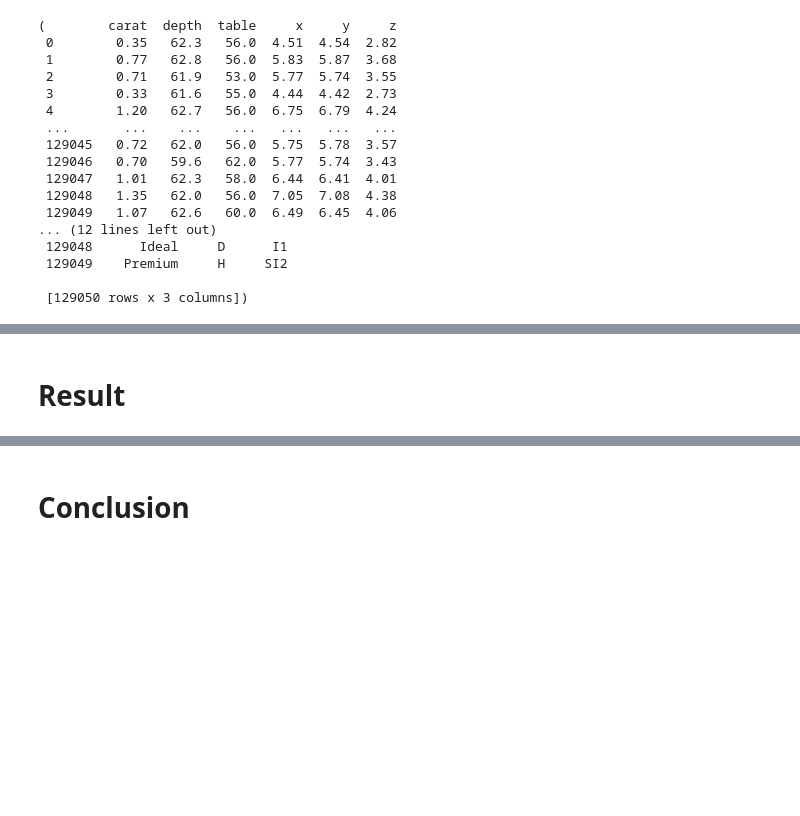
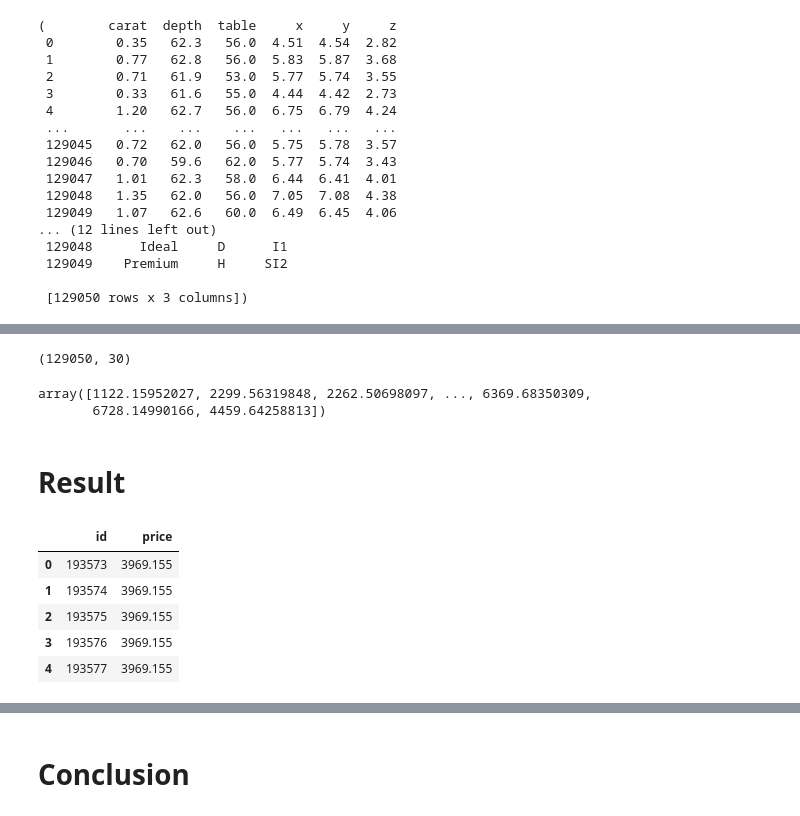
Before and after one commit to hkwan11/gemstone-price-prediction, a Jupyter notebook: regression.ipynb, the cells around one changed output, grey strips where cells are left out. Cells and saved outputs as stored; diff of their text form; code cells hidden in the pictures; blank space fills up the shorter version.

```diff
--- a/regression.ipynb
+++ b/regression.ipynb
@@ -401,2 +379,23 @@ ValueError: Columns must be same length as key
+# %%
+test_in = test_df[numeric + onehot_cols]
+test_df.shape
+# %% [output]
+(129050, 30)
+# %%
+test_pred = model.predict(test_in)
+test_pred
+# %% [output]
+array([1122.15952027, 2299.56319848, 2262.50698097, ..., 6369.68350309,
+       6728.14990166, 4459.64258813])
 # %% [markdown]
 # Result
+# %%
+results_df = pd.read_csv('sample_submission.csv')
+results_df.head()
+# %% [output]
+|  | id | price |
+| 0 | 193573 | 3969.155 |
+| 1 | 193574 | 3969.155 |
+| 2 | 193575 | 3969.155 |
+| 3 | 193576 | 3969.155 |
+| 4 | 193577 | 3969.155 |
```
Also changed, not shown: parts of 3 cells of this notebook, 1 other file.
